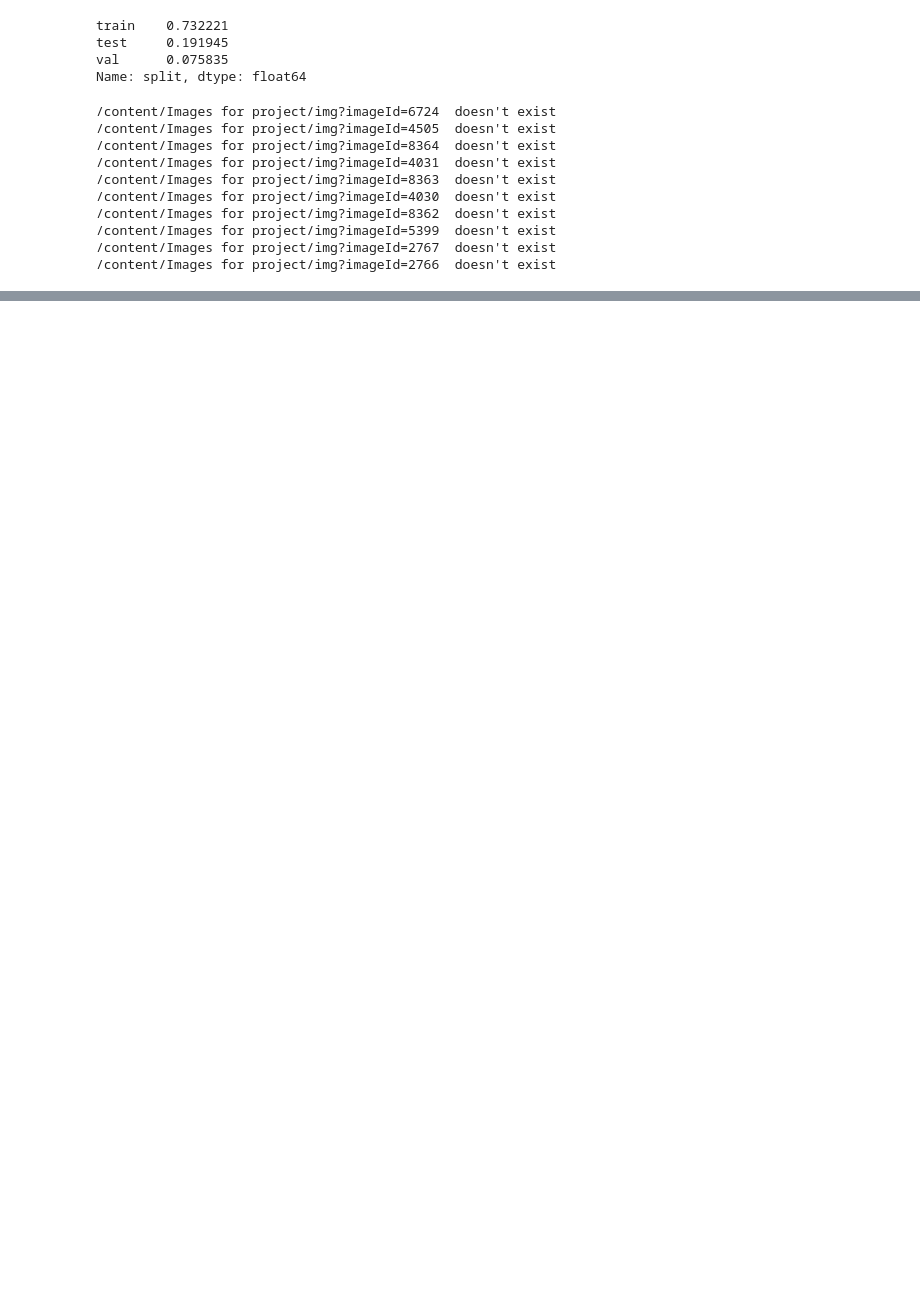
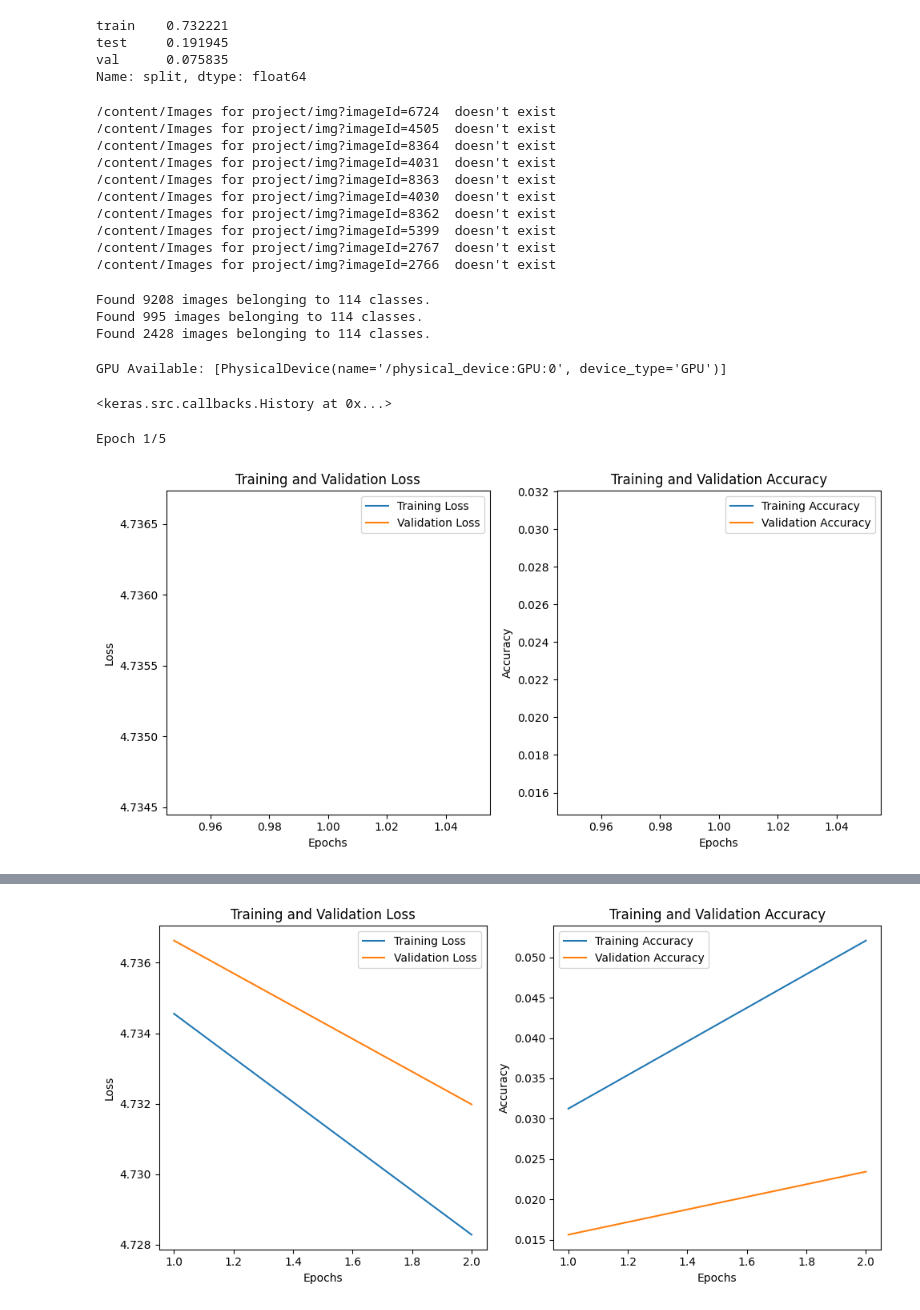
Before and after one commit to MaximilianLae/DL_Skin_Disease_Classification, a Jupyter notebook: Baseline solution.ipynb, the cells around one changed output, grey strips where cells are left out. Drawn from its saved outputs; the diff is of its cells as text; code cells hidden in the pictures; blank space fills up the shorter version.

Commit message:
training loop added

```diff
--- a/Baseline solution.ipynb
+++ b/Baseline solution.ipynb
@@ -89,3 +97,42 @@ for i in range(len(df)):
 /content/Images for project/img?imageId=5399  doesn't exist
 /content/Images for project/img?imageId=2767  doesn't exist
 /content/Images for project/img?imageId=2766  doesn't exist
+# %%
+train_datagen = ImageDataGenerator(rescale=1./255,
+                                    rotation_range=60,
+                                    width_shift_range=0.2,
+                                    height_shift_range=0.2,
+                                    shear_range=0.2,
+                                    zoom_range=0.3,
+                                    horizontal_flip=True)
+val_datagen = ImageDataGenerator(rescale=1./255)
+test_datagen = ImageDataGenerator(rescale=1./255)
+
+batch_size = 32
+
+train_generator = train_datagen.flow_from_directory(
+        'dataset/train',
+        batch_size=batch_size,
+        shuffle = True,
+        class_mode='categorical',
+        target_size = (224,224))
+
+val_generator = val_datagen.flow_from_directory(
+        'dataset/val',
+        batch_size=batch_size,
+        class_mode='categorical',
+        target_size = (224,224))
+
+test_generator = test_datagen.flow_from_directory(
+        'dataset/test',
+        batch_size=batch_size,
+        class_mode='categorical',
+        target_size = (224,224))
+# %% [output]
+Found 9208 images belonging to 114 classes.
+Found 995 images belonging to 114 classes.
+Found 2428 images belonging to 114 classes.
+# %%
+print("GPU Available:", tf.config.list_physical_devices('GPU'))
+# %% [output]
+GPU Available: [PhysicalDevice(name='/physical_device:GPU:0', device_type='GPU')]
@@ -91,0 +187,31 @@ for i in range(len(df)):
+# %%
+model.history
+# %% [output]
+<keras.src.callbacks.History at 0x...>
+# %%
+# model = ResNet50(weights='imagenet', include_top=False, input_shape=(224, 224, 3))
+n_classes = 114
+
+for layer in model.layers:
+    layer.trainable = False
+
+model = Sequential([
+    model,
+    Flatten(),
+    Dense(256, activation='relu'),
+    Dense(n_classes, activation='softmax')
+])
+
+model.compile(optimizer='adam',
+              loss='categorical_crossentropy',
+              metrics=['accuracy'])
+
+history = model.fit(train_generator,
+          validation_data=val_generator,
+          epochs=5,
+          steps_per_epoch=int(train_generator.n/batch_size)/50,
+          validation_steps = int(val_generator.n/batch_size)/10,
+          callbacks=[plot_metrics_callback])
+# %% [output]
+Epoch 1/5
+[figure, added]
@@ -91,0 +220 @@ for i in range(len(df)):
+[figure, added]
```
Also changed, not shown: parts of 6 cells of this notebook.
